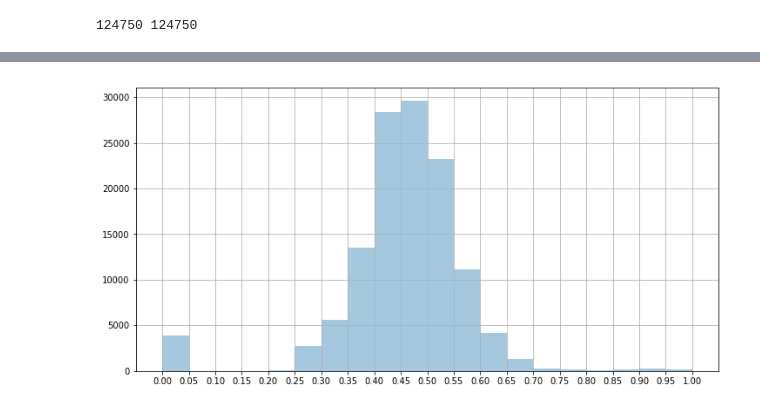
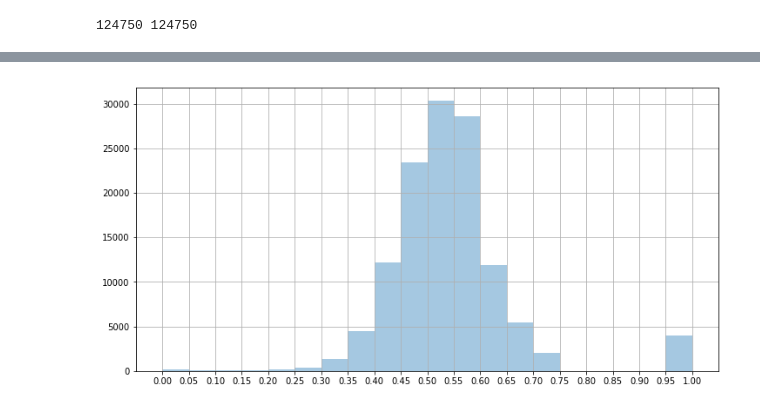
Before and after one commit to vingkan/foodinspectionforecasting, a Jupyter notebook: IIT/17_restaurant_names.ipynb, the cells around one changed output, grey strips where cells are left out. Saved outputs shown, nothing was run; the diff lists cells and outputs as text; code cells hidden in the pictures.

```diff
--- a/IIT/17_restaurant_names.ipynb
+++ b/IIT/17_restaurant_names.ipynb
@@ -152,13 +75,9 @@ textdistance.jaro_winkler.similarity("McDONALDS".casefold(), "MCDONALDS RESTAURA
 # %% [output]
 0.89
 # %%
-names = list(df_complaint.groupby("aka_name")["inspection_id"].count().sort_values(ascending=False).head(500).index)
+name_count = df_all.groupby("aka_name")["inspection_id"].count()
+names = list(name_count.sort_values(ascending=False).head(500).index)
+# names = list(name_count.index)
-# %%
-def clean_name(name, banned):
-    cleaned = name.casefold()
-    for ban in banned:
-        cleaned = cleaned.replace(ban, "")
-    return cleaned
 # %%
 BANNED = list(string.punctuation) + [
     "restaurant",
@@ -166,6 +85,18 @@ BANNED = list(string.punctuation) + [
     "house",
     "kitchen",
     "original",
-    "the"
+    "the",
+    "new"
 ] + [" "]
 BANNED = [ban.casefold() for ban in BANNED]
+CUT_CHARS = ["#", "("]
+
+def clean_name(name):
+    cleaned = name.casefold()
+    for cut in CUT_CHARS:
+        idx = cleaned.find(cut)
+        if idx > 0:
+            cleaned = cleaned[:idx]
+    for ban in BANNED:
+        cleaned = cleaned.replace(ban, "")
+    return cleaned
@@ -174,12 +112,13 @@ mat = np.zeros((len(names), len(names)))
 pairs = []
 for i, a in enumerate(names):
     for j, b in enumerate(names):
-        a_clean = clean_name(a, BANNED)
-        b_clean = clean_name(b, BANNED)
+        a_clean = clean_name(a)
+        b_clean = clean_name(b)
         sim = textdistance.jaro_winkler.similarity(a_clean, b_clean)
-        mat[i][j] = sim
+        dist = 1 - sim
+        mat[i][j] = dist
         if j > i:
-            pairs.append((i, j, a_clean, b_clean, sim))
+            pairs.append((i, j, a, b, a_clean, b_clean, dist))
 print(len(pairs), ((len(names)**2) - len(names)) // 2)
 # %% [output]
 124750 124750
@@ -195,10 +134,10 @@ pd.DataFrame(mat, columns=names, index=names).head()
 5 rows × 500 columns
 # %%
-sns.distplot([p[4] for p in pairs], kde=False, bins=np.arange(0, 1.05, 0.05))
+sns.distplot([p[6] for p in pairs], kde=False, bins=np.arange(0, 1.05, 0.05))
 plt.xticks(np.arange(0, 1.05, 0.05))
 plt.grid()
 plt.gcf().set_size_inches(12, 6)
 plt.show()
 # %% [output]
-[figure, old version]
+[figure, new version]
 # %%
```
Also changed, not shown: parts of 20 cells of this notebook.
